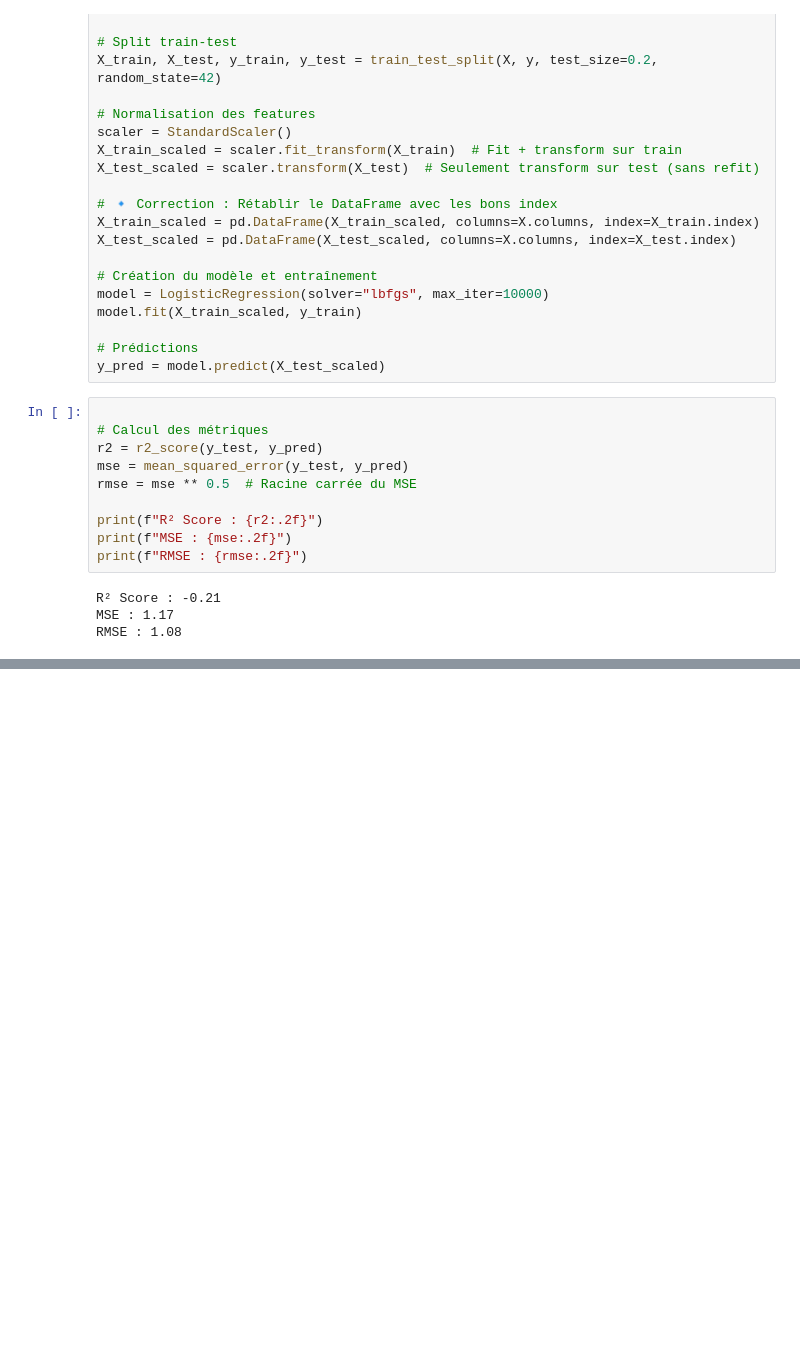
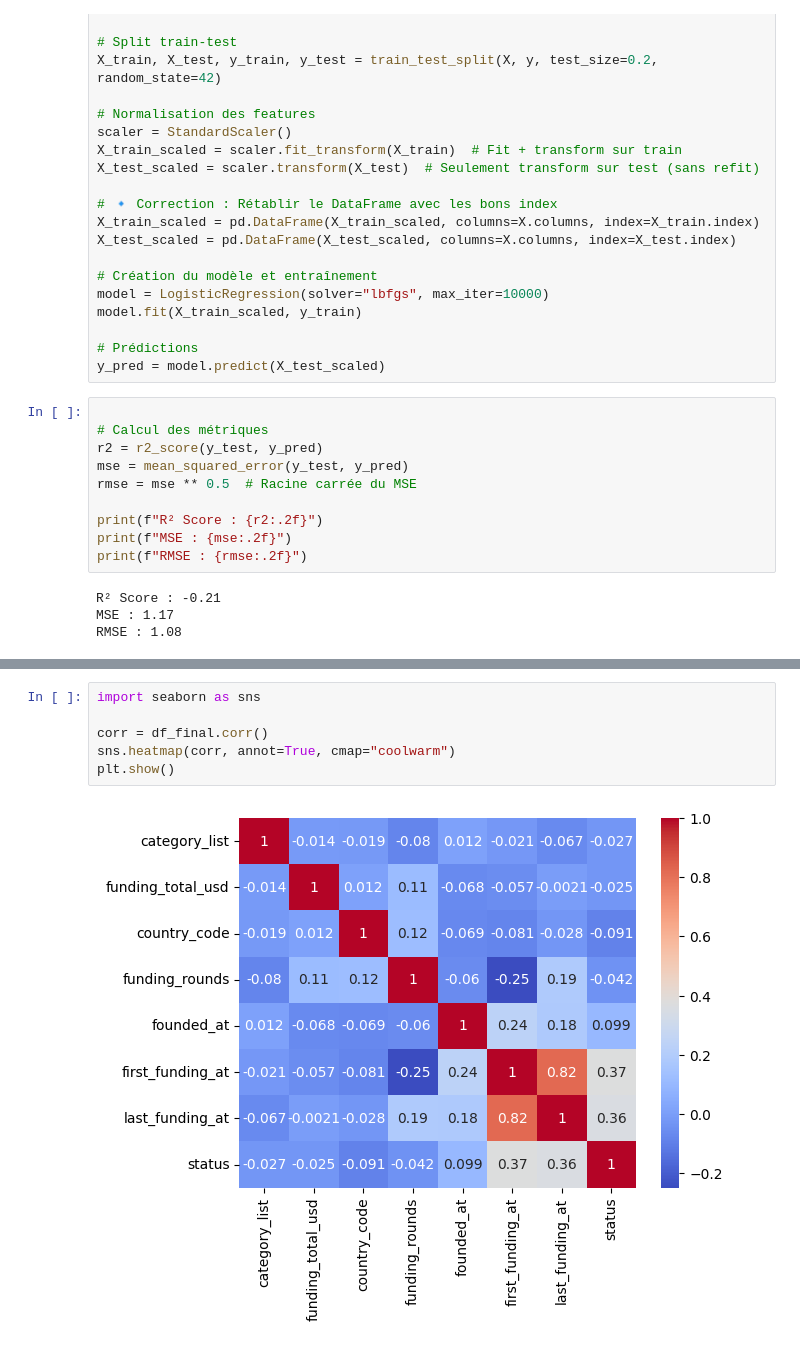
Before and after one commit to Raptor170101/Startup, a Jupyter notebook: models.ipynb, the cells around one changed output, grey strips where cells are left out. Drawn from its saved outputs; the diff is of its cells as text; blank space fills up the shorter version.

```diff
--- a/models.ipynb
+++ b/models.ipynb
@@ -158,0 +242,8 @@ RMSE : 1.08
+# %%
+import seaborn as sns
+
+corr = df_final.corr()
+sns.heatmap(corr, annot=True, cmap="coolwarm")
+plt.show()
+# %% [output]
+[figure, added]
```
Also changed, not shown: parts of 5 cells of this notebook, 6 other files.
